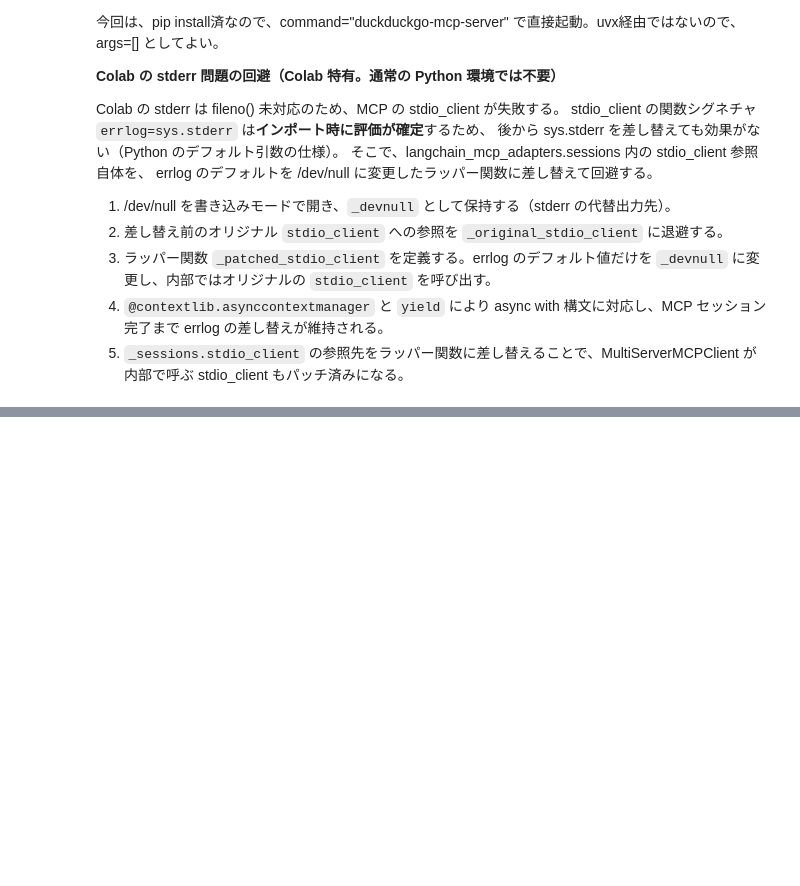
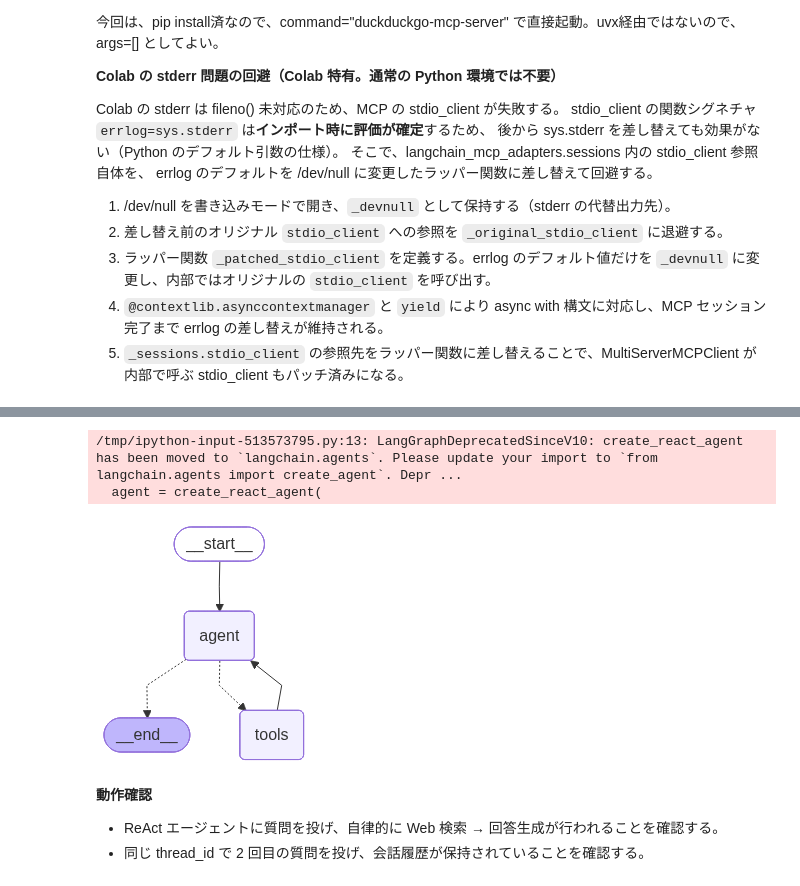
Before and after one commit to IS-reaction-wheel/GEN_AI_RAG, a Jupyter notebook: notebook/03_01_AI_Agent_ReAct.ipynb, the cells around one changed output, grey strips where cells are left out. Saved outputs shown, nothing was run; the diff lists cells and outputs as text; code cells hidden in the pictures; blank space fills up the shorter version.

```diff
--- a/notebook/03_01_AI_Agent_ReAct.ipynb
+++ b/notebook/03_01_AI_Agent_ReAct.ipynb
@@ -345,0 +411,30 @@ print(response["messages"][-1].content)
+# %%
+# LangGraph の create_react_agent で ReAct エージェントを構築
+from langgraph.prebuilt import create_react_agent  # type: ignore
+from langgraph.checkpoint.memory import InMemorySaver  # type: ignore
+from IPython.display import Image, display
+
+# InMemorySaver：スレッドごとに会話履歴をインメモリで保持
+memory = InMemorySaver()
+
+# ReAct エージェントの構築
+# - model: ツールコール対応の ChatModel（bind_tools が内部で呼ばれる）
+# - tools: MCP から自動取得した LangChain ツール（search, fetch_content）
+# - checkpointer: 会話履歴の永続化
+agent = create_react_agent(
+    model=chat_llm,
+    tools=tools,
+    checkpointer=memory,
+    prompt="あなたはWeb検索ができるAIアシスタントです。ユーザの質問に日本語で回答してください。必要に応じてsearchツールで検索し、詳細が必要ならfetch_contentで内容を取得してください。",
+)
+
+# 構築したグラフを図示
+display(Image(agent.get_graph().draw_mermaid_png()))
+# %% [output]
+/tmp/ipython-input-513573795.py:13: LangGraphDeprecatedSinceV10: create_react_agent has been moved to `langchain.agents`. Please update your import to `from langchain.agents import create_agent`. Depr ...
+  agent = create_react_agent(
+[figure, added]
+# %% [markdown]
+**動作確認**
+- ReAct エージェントに質問を投げ、自律的に Web 検索 → 回答生成が行われることを確認する。
+- 同じ thread_id で 2 回目の質問を投げ、会話履歴が保持されていることを確認する。
```
Also changed, not shown: parts of 18 cells of this notebook.
